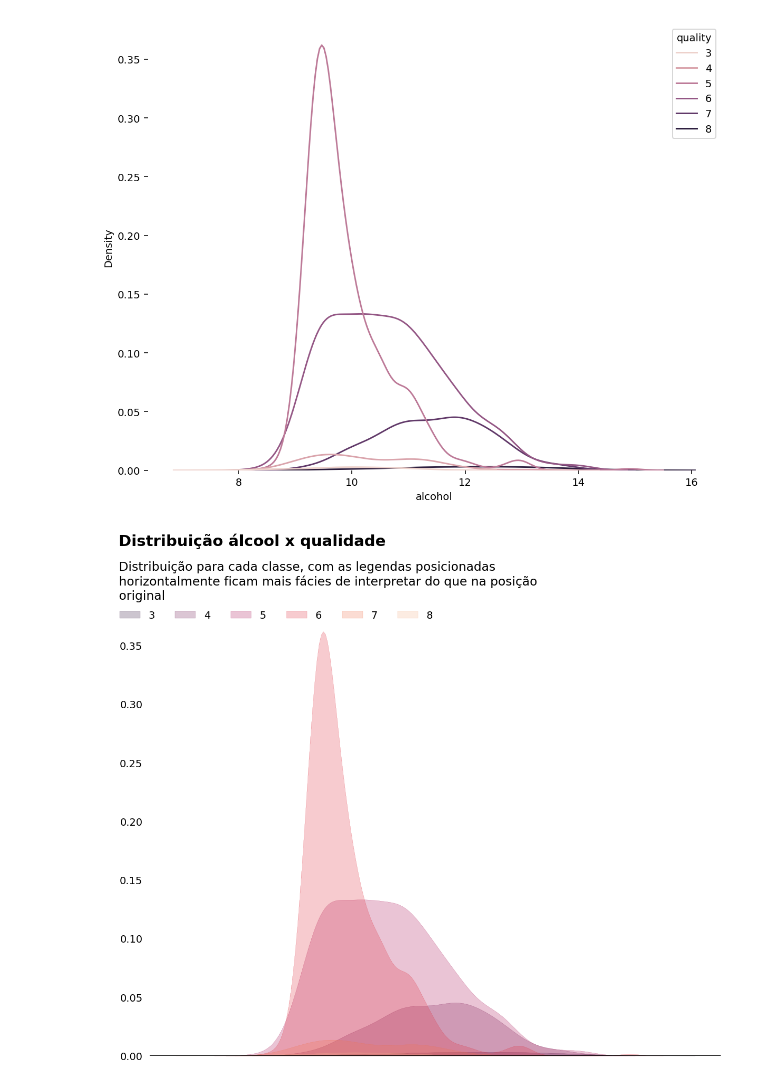
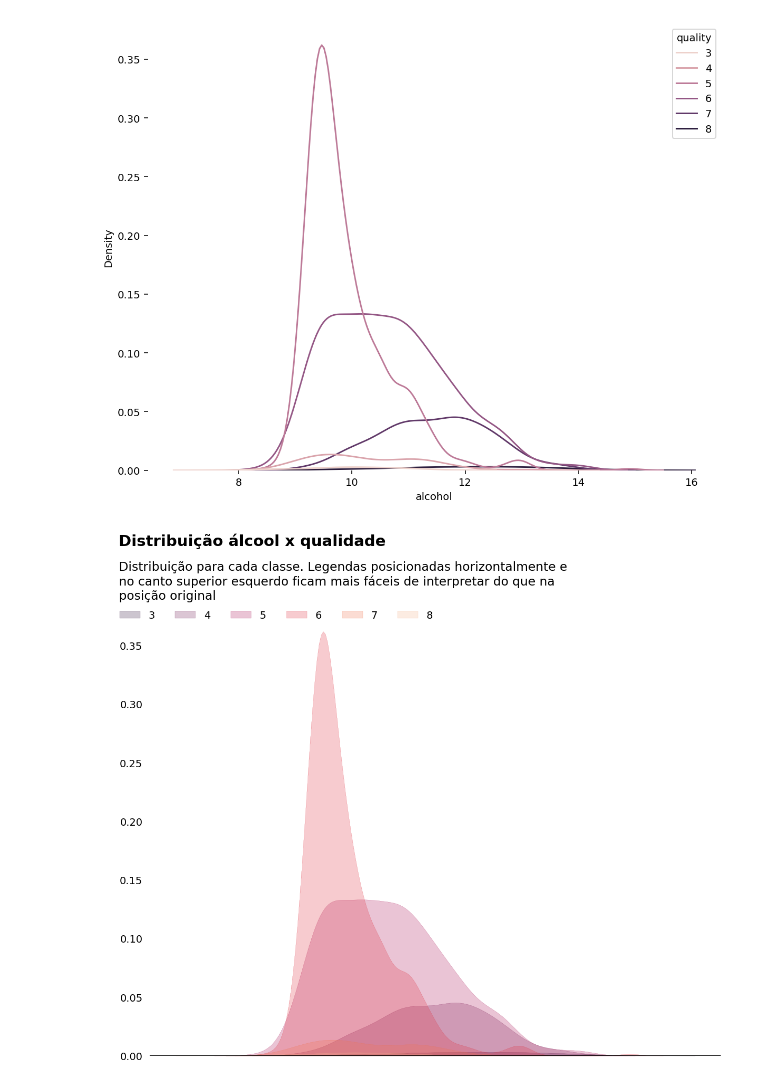
Before and after one commit to gnguilherme/dataviz, a Jupyter notebook: notebooks/Red Wine Quality.ipynb, the cells around one changed output. Drawn from its saved outputs; the diff is of its cells as text; code cells hidden in the pictures.

```diff
--- a/notebooks/Red Wine Quality.ipynb
+++ b/notebooks/Red Wine Quality.ipynb
@@ -230,29 +231,29 @@ sns.kdeplot(data=to_analyse, x='alcohol', hue=target)
 # %%
 to_analyse = df[[target, 'alcohol']]
 fig, ax = plt.subplots()
 fig.text(x=.083, y=.99, s='Distribuição álcool x qualidade', fontweight='bold', fontsize=15)
 ax = sns.kdeplot(
     data=to_analyse, x='alcohol', hue=target,
     lw=.1,
     fill=True,
     palette=palette,
 )
 leg = ax.get_legend()
 ax.legend(
     [l.get_text() for l in leg.get_texts()], ncol=len(df[target].unique()),
     bbox_to_anchor=(.512, 1.02), frameon=False
 )
 text = """
-    Distribuição para cada classe, com as legendas posicionadas
-    horizontalmente ficam mais fácies de interpretar do que na posição
-    original
+    Distribuição para cada classe. Legendas posicionadas horizontalmente e
+    no canto superior esquerdo ficam mais fáceis de interpretar do que na
+    posição original
     """
 fig.text(x=.062, y=.875, s=text, fontsize=12, ha='left')
 
 ax.set_xticks([])
 ax.set_xlabel('')
 ax.set_ylabel('')
 ax.yaxis.set_ticks_position('none')
 plt.axhline(y=0, color='black');
 # %% [output]
-[figure, old version]
+[figure, new version]
```
Also changed, not shown: parts of 4 cells of this notebook, 2 other files.
